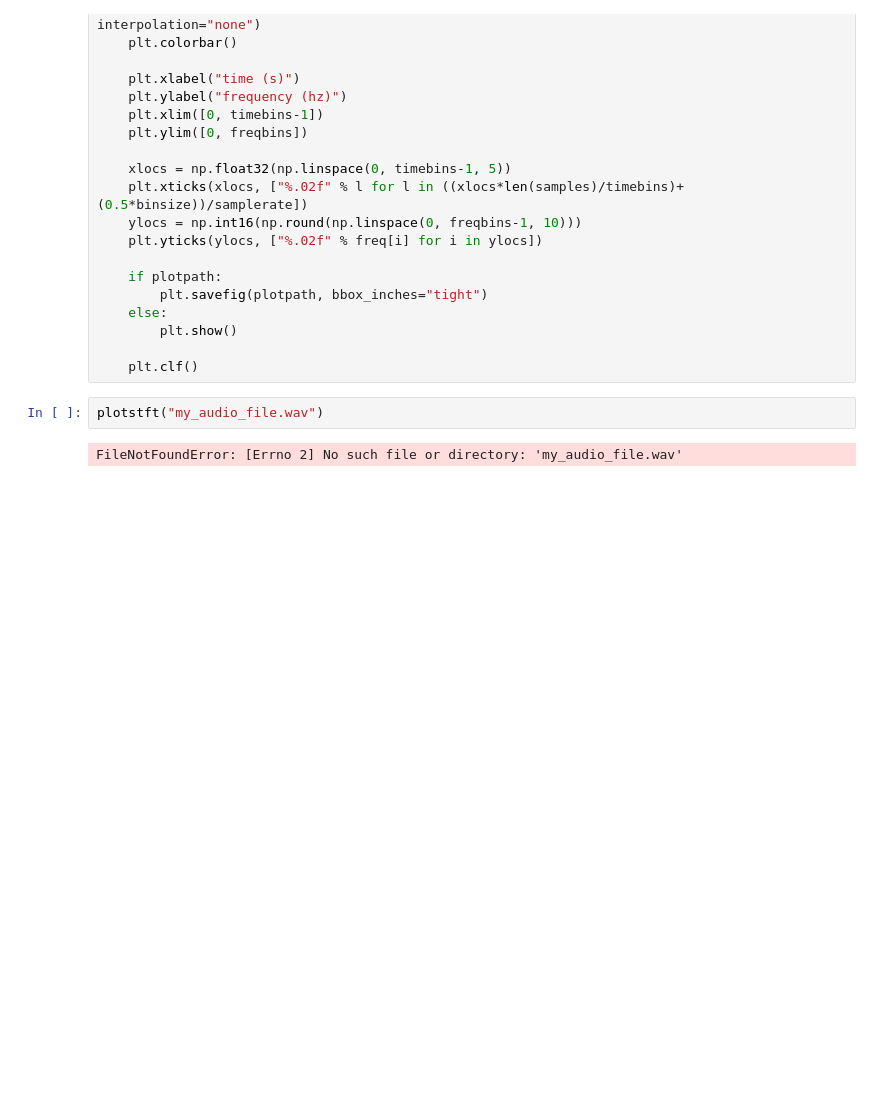
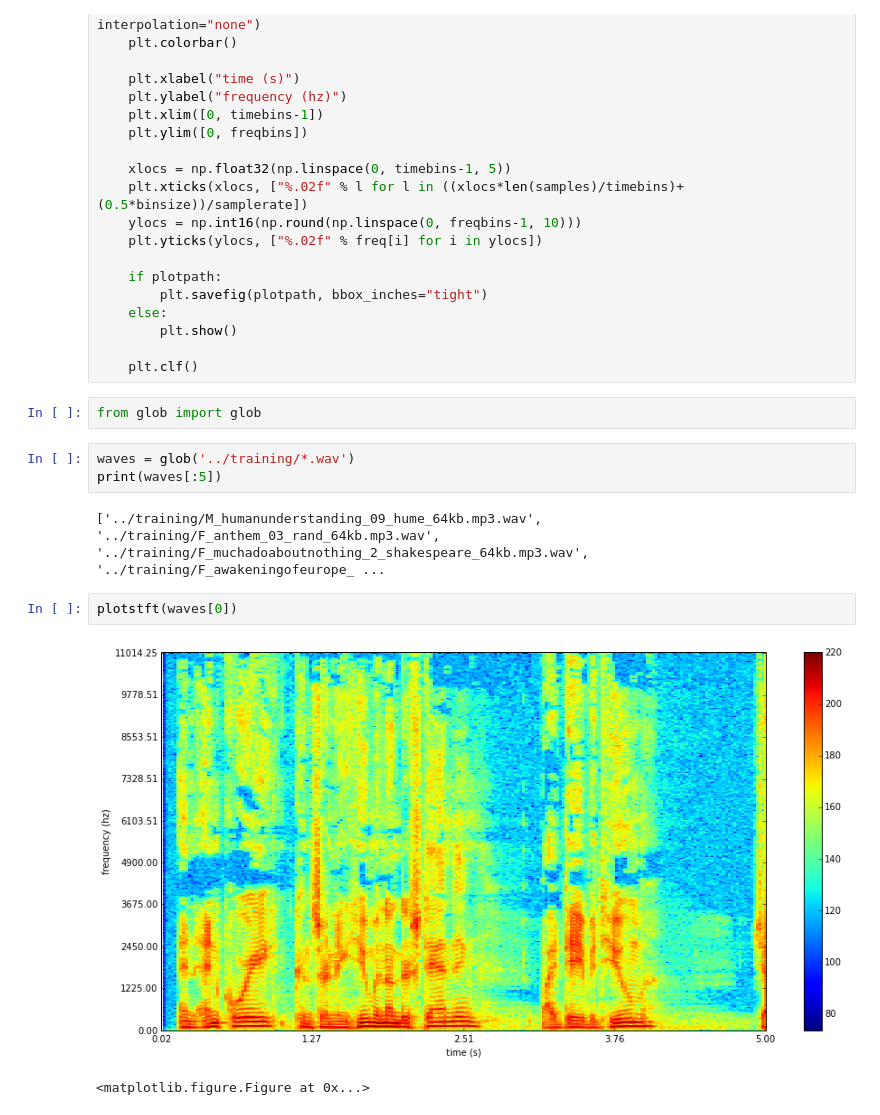
Before and after one commit to episodeyang/who_is_talking, a Jupyter notebook: experiments/wave2spectralGraph.ipynb, the cells around one changed output. Cells and saved outputs as stored; diff of their text form; blank space fills up the shorter version.

Commit message:
plot the first spectral graph

```diff
--- a/experiments/wave2spectralGraph.ipynb
+++ b/experiments/wave2spectralGraph.ipynb
@@ -82,7 +82,15 @@ def plotstft(audiopath, binsize=2**10, plotpath=None, colormap="jet"):
         plt.show()
 
     plt.clf()
-# %%
-plotstft("my_audio_file.wav")
-# %% [output]
-FileNotFoundError: [Errno 2] No such file or directory: 'my_audio_file.wav'
+# %%
+from glob import glob
+# %%
+waves = glob('../training/*.wav')
+print(waves[:5])
+# %% [output]
+['../training/M_humanunderstanding_09_hume_64kb.mp3.wav', '../training/F_anthem_03_rand_64kb.mp3.wav', '../training/F_muchadoaboutnothing_2_shakespeare_64kb.mp3.wav', '../training/F_awakeningofeurope_ ...
+# %%
+plotstft(waves[0])
+# %% [output]
+[figure, added]
+<matplotlib.figure.Figure at 0x...>
```
